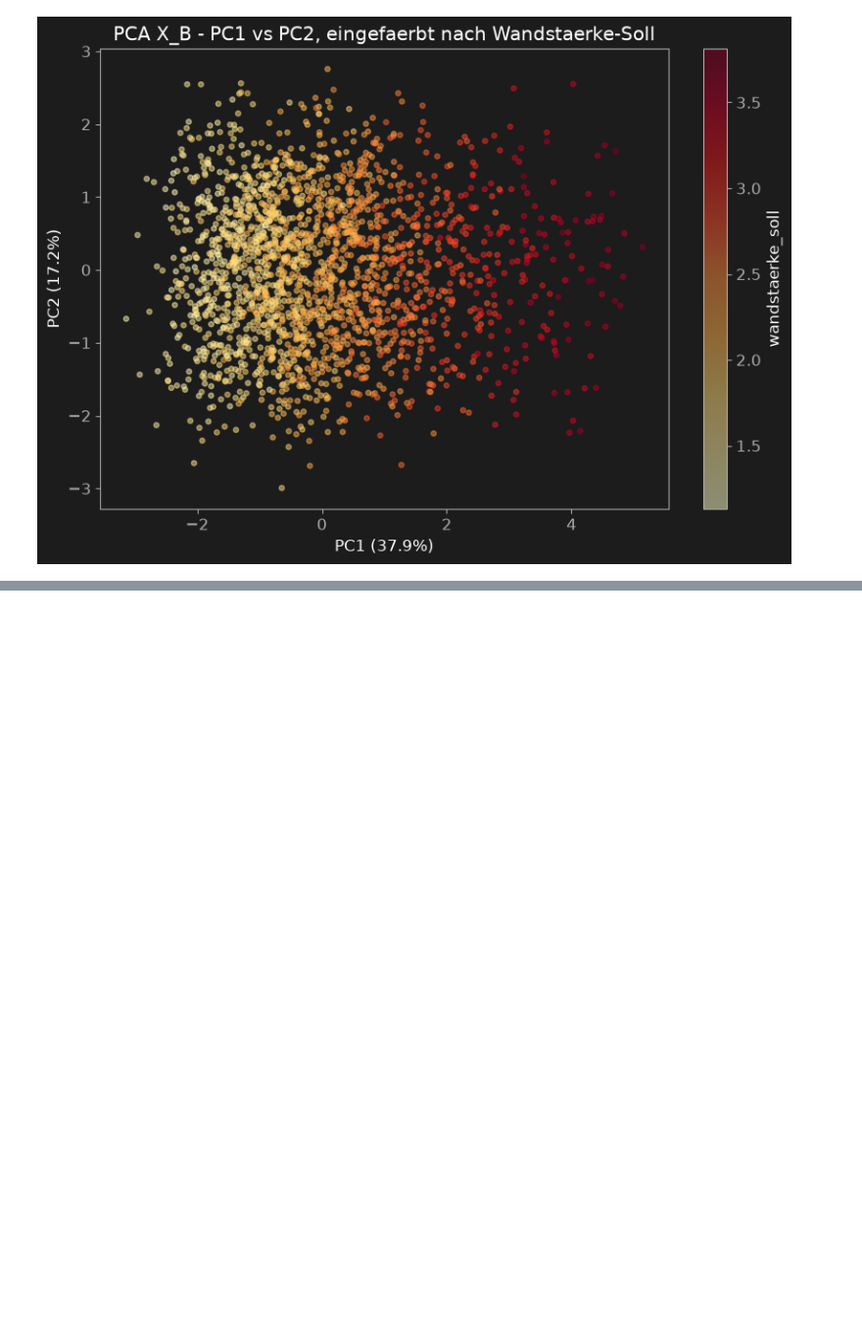
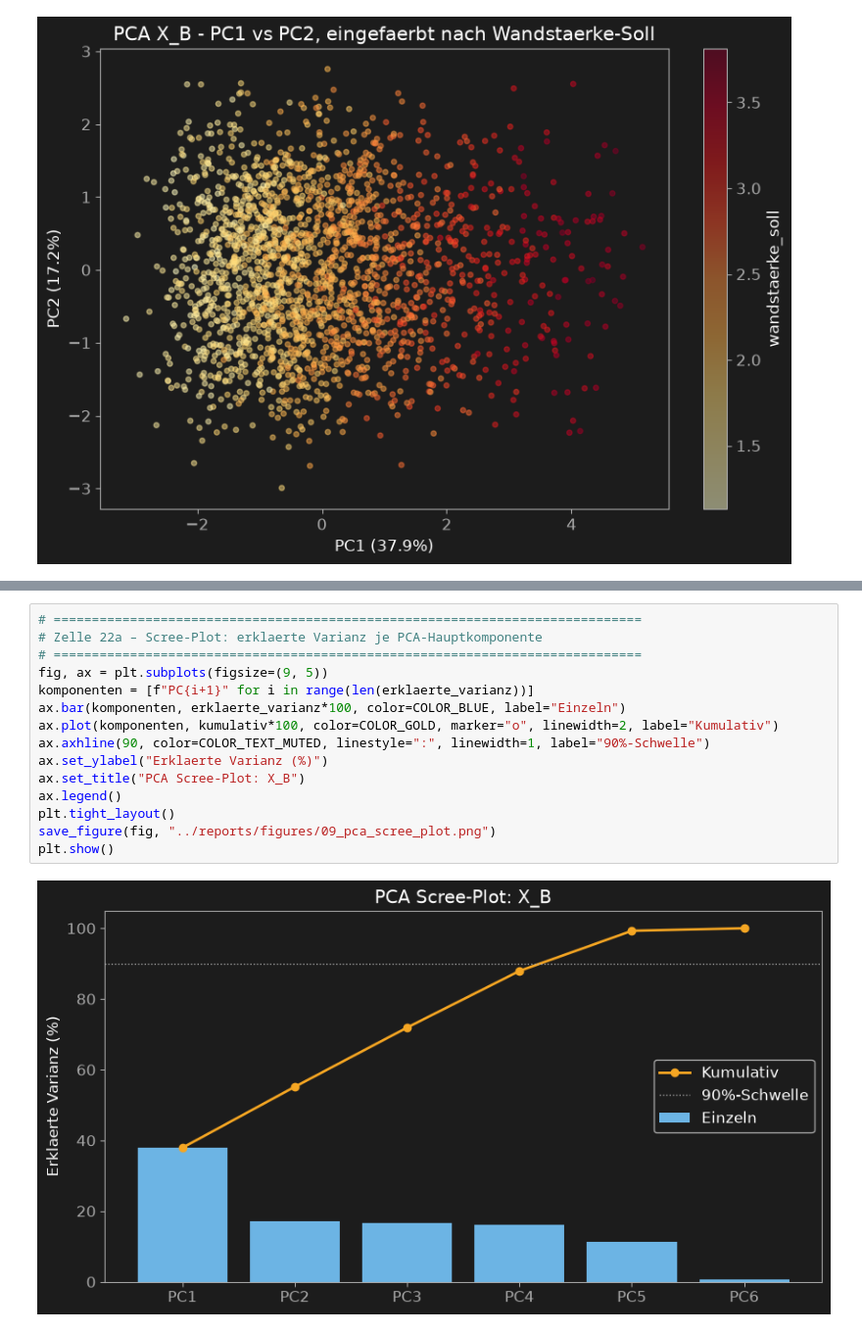
Before and after one commit to AwaTekoete/_MyExtrusionML_Synthetisch, a Jupyter notebook: notebooks/09_eda_model_b.ipynb, the cells around one changed output, grey strips where cells are left out. Shown at 98% size. Drawn from its saved outputs; the diff is of its cells as text; blank space fills up the shorter version.

```diff
--- a/notebooks/09_eda_model_b.ipynb
+++ b/notebooks/09_eda_model_b.ipynb
@@ -682,0 +867,17 @@ ovalitaet_anforderung            0.011  0.736
+# %%
+# =============================================================================
+# Zelle 22a – Scree-Plot: erklaerte Varianz je PCA-Hauptkomponente
+# =============================================================================
+fig, ax = plt.subplots(figsize=(9, 5))
+komponenten = [f"PC{i+1}" for i in range(len(erklaerte_varianz))]
+ax.bar(komponenten, erklaerte_varianz*100, color=COLOR_BLUE, label="Einzeln")
+ax.plot(komponenten, kumulativ*100, color=COLOR_GOLD, marker="o", linewidth=2, label="Kumulativ")
+ax.axhline(90, color=COLOR_TEXT_MUTED, linestyle=":", linewidth=1, label="90%-Schwelle")
+ax.set_ylabel("Erklaerte Varianz (%)")
+ax.set_title("PCA Scree-Plot: X_B")
+ax.legend()
+plt.tight_layout()
+save_figure(fig, "../reports/figures/09_pca_scree_plot.png")
+plt.show()
+# %% [output]
+[figure, added]
```
Also changed, not shown: parts of 15 cells of this notebook, 1 other file.
